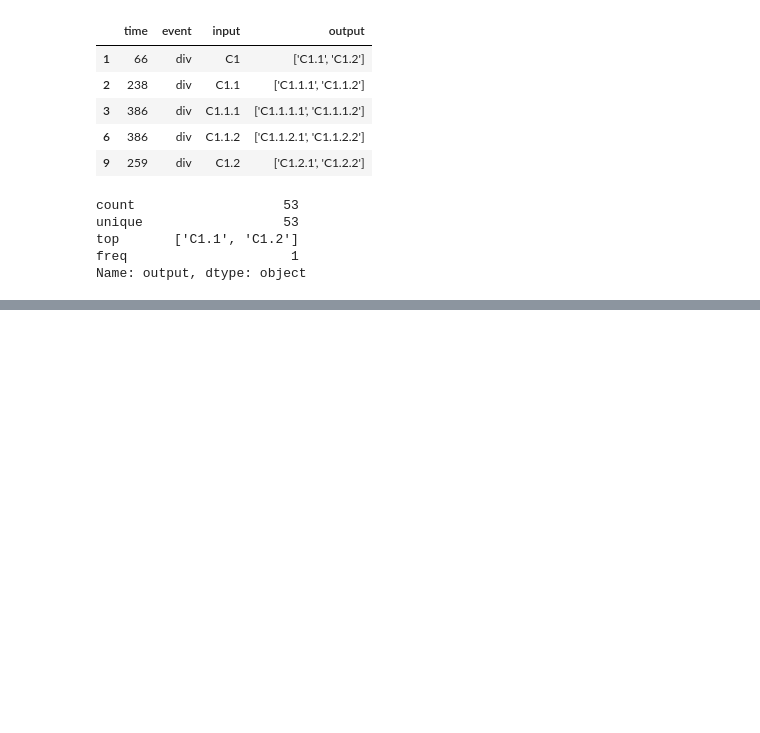
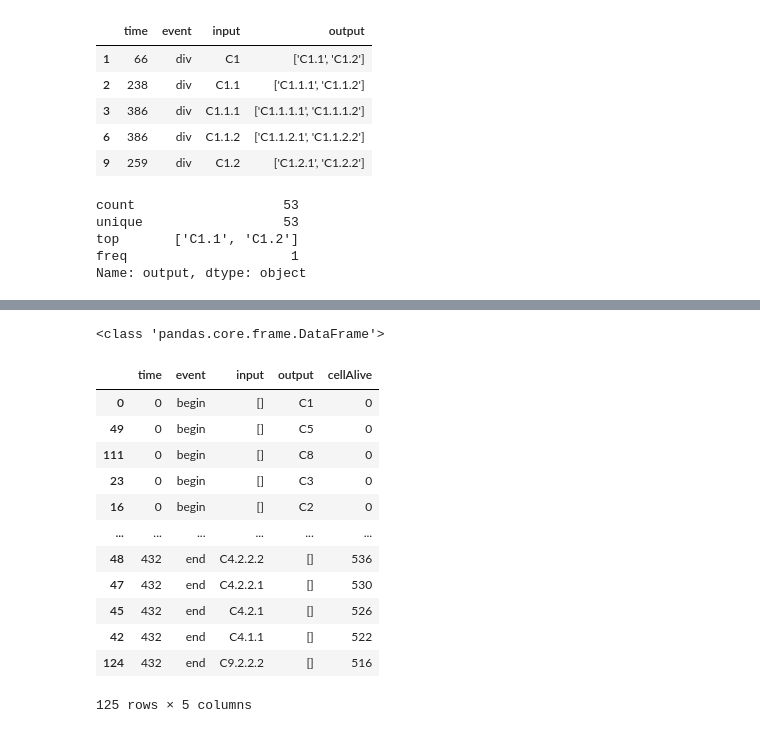
Before and after one commit to Valentin-Molina/ecn_radiobiology, a Jupyter notebook: notebook/test.ipynb, the cells around one changed output, grey strips where cells are left out. Cells and saved outputs as stored; diff of their text form; code cells hidden in the pictures; blank space fills up the shorter version.

```diff
--- a/notebook/test.ipynb
+++ b/notebook/test.ipynb
@@ -111,0 +154,21 @@ Name: output, dtype: object
+# %%
+#data.sort_values(by="time")
+biomass.last = 0
+timeSeries = data.sort_values(by="time").apply(biomass, axis=1)
+print(type(timeSeries))
+timeSeries
+# %% [output]
+<class 'pandas.core.frame.DataFrame'>
+|  | time | event | input | output | cellAlive |
+| 0 | 0 | begin | [] | C1 | 0 |
+| 49 | 0 | begin | [] | C5 | 0 |
+| 111 | 0 | begin | [] | C8 | 0 |
+| 23 | 0 | begin | [] | C3 | 0 |
+| 16 | 0 | begin | [] | C2 | 0 |
+| ... | ... | ... | ... | ... | ... |
+| 48 | 432 | end | C4.2.2.2 | [] | 536 |
+| 47 | 432 | end | C4.2.2.1 | [] | 530 |
+| 45 | 432 | end | C4.2.1 | [] | 526 |
+| 42 | 432 | end | C4.1.1 | [] | 522 |
+| 124 | 432 | end | C9.2.2.2 | [] | 516 |
+125 rows × 5 columns
```
Also changed, not shown: parts of 8 cells of this notebook.
